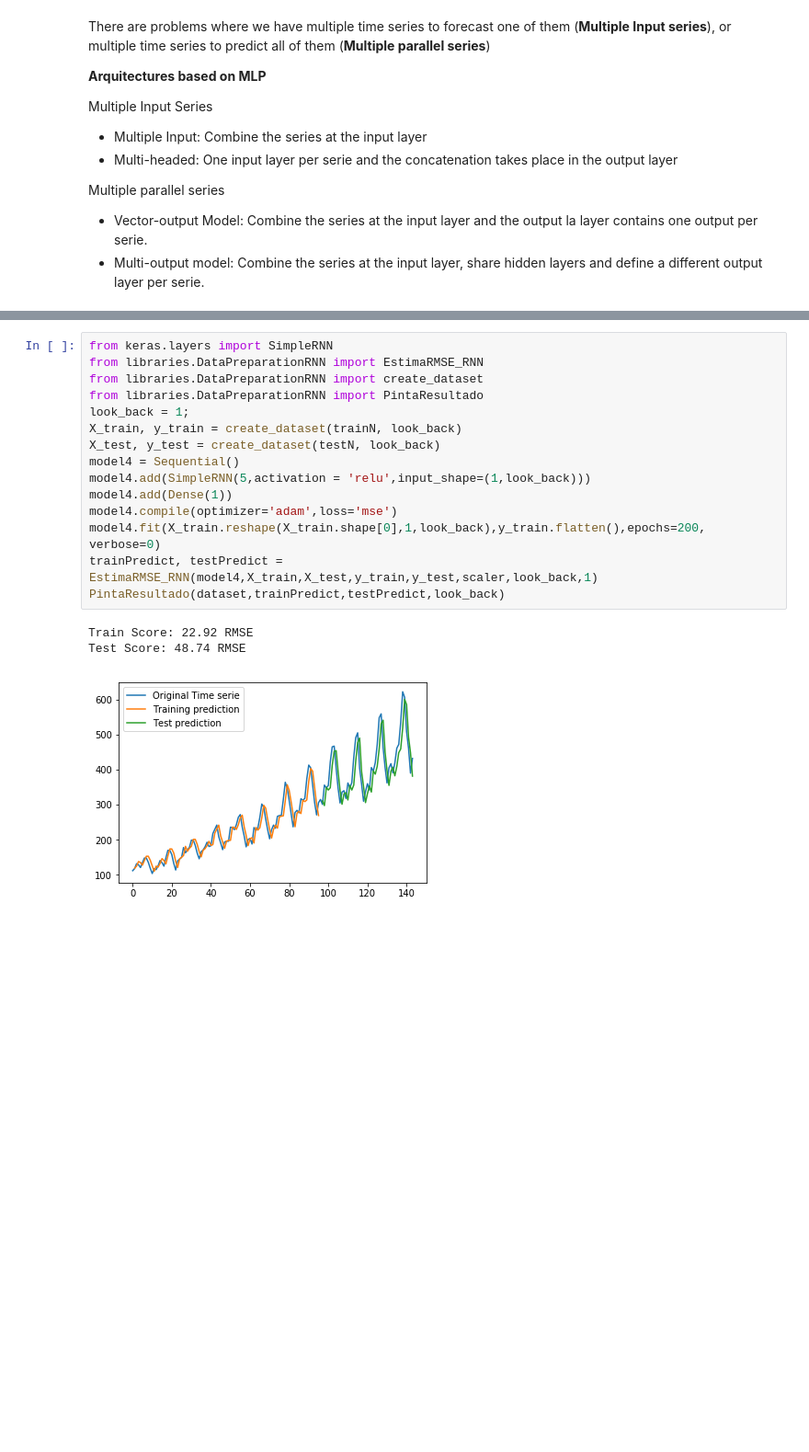
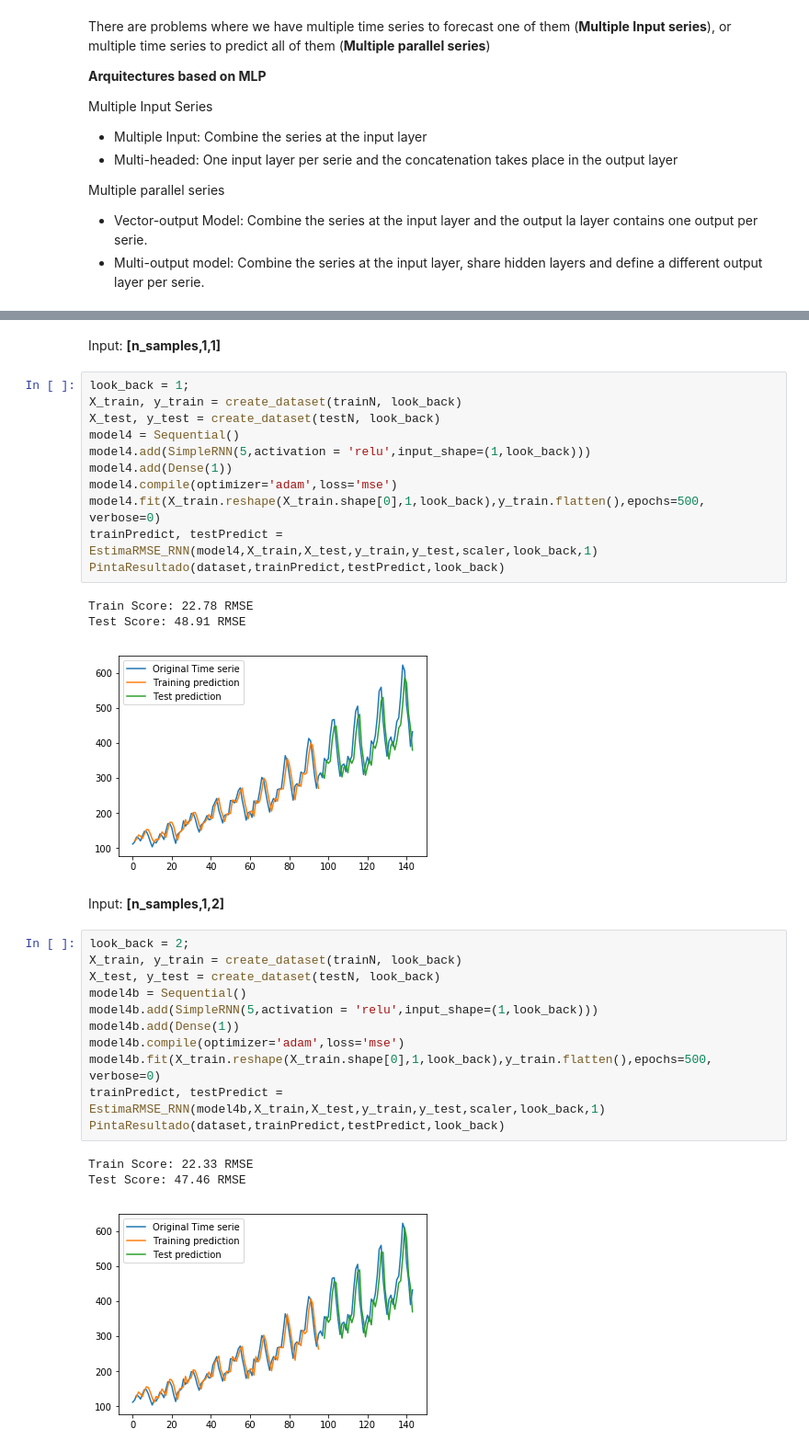
Before and after one commit to rramosp/20191.DL, a Jupyter notebook: U4.1 - Recurrent Neural Networks.ipynb, the cells around one changed output, grey strips where cells are left out. Shown: that part at 92% size. Drawn from its saved outputs; the diff is of its cells as text; blank space fills up the shorter version.

```diff
--- a/U4.1 - Recurrent Neural Networks.ipynb
+++ b/U4.1 - Recurrent Neural Networks.ipynb
@@ -224,8 +227,6 @@ Multiple parallel series
+# %% [markdown]
+Input: **[n_samples,1,1]**
 # %%
-from keras.layers import SimpleRNN
-from libraries.DataPreparationRNN import EstimaRMSE_RNN
-from libraries.DataPreparationRNN import create_dataset
-from libraries.DataPreparationRNN import PintaResultado
 look_back = 1;
 X_train, y_train = create_dataset(trainN, look_back)
 X_test, y_test = create_dataset(testN, look_back)
@@ -233,10 +234,27 @@ model4 = Sequential()
 model4.add(SimpleRNN(5,activation = 'relu',input_shape=(1,look_back)))
 model4.add(Dense(1))
 model4.compile(optimizer='adam',loss='mse')
-model4.fit(X_train.reshape(X_train.shape[0],1,look_back),y_train.flatten(),epochs=200, verbose=0)
+model4.fit(X_train.reshape(X_train.shape[0],1,look_back),y_train.flatten(),epochs=500, verbose=0)
 trainPredict, testPredict = EstimaRMSE_RNN(model4,X_train,X_test,y_train,y_test,scaler,look_back,1)
 PintaResultado(dataset,trainPredict,testPredict,look_back)
 # %% [output]
-Train Score: 22.92 RMSE
-Test Score: 48.74 RMSE
+Train Score: 22.78 RMSE
+Test Score: 48.91 RMSE
 [figure]
+# %% [markdown]
+Input: **[n_samples,1,2]**
+# %%
+look_back = 2;
+X_train, y_train = create_dataset(trainN, look_back)
+X_test, y_test = create_dataset(testN, look_back)
+model4b = Sequential()
+model4b.add(SimpleRNN(5,activation = 'relu',input_shape=(1,look_back)))
+model4b.add(Dense(1))
+model4b.compile(optimizer='adam',loss='mse')
+model4b.fit(X_train.reshape(X_train.shape[0],1,look_back),y_train.flatten(),epochs=500, verbose=0)
+trainPredict, testPredict = EstimaRMSE_RNN(model4b,X_train,X_test,y_train,y_test,scaler,look_back,1)
+PintaResultado(dataset,trainPredict,testPredict,look_back)
+# %% [output]
+Train Score: 22.33 RMSE
+Test Score: 47.46 RMSE
+[figure, added]
```
Also changed, not shown: parts of 38 cells of this notebook, 12 other files.
